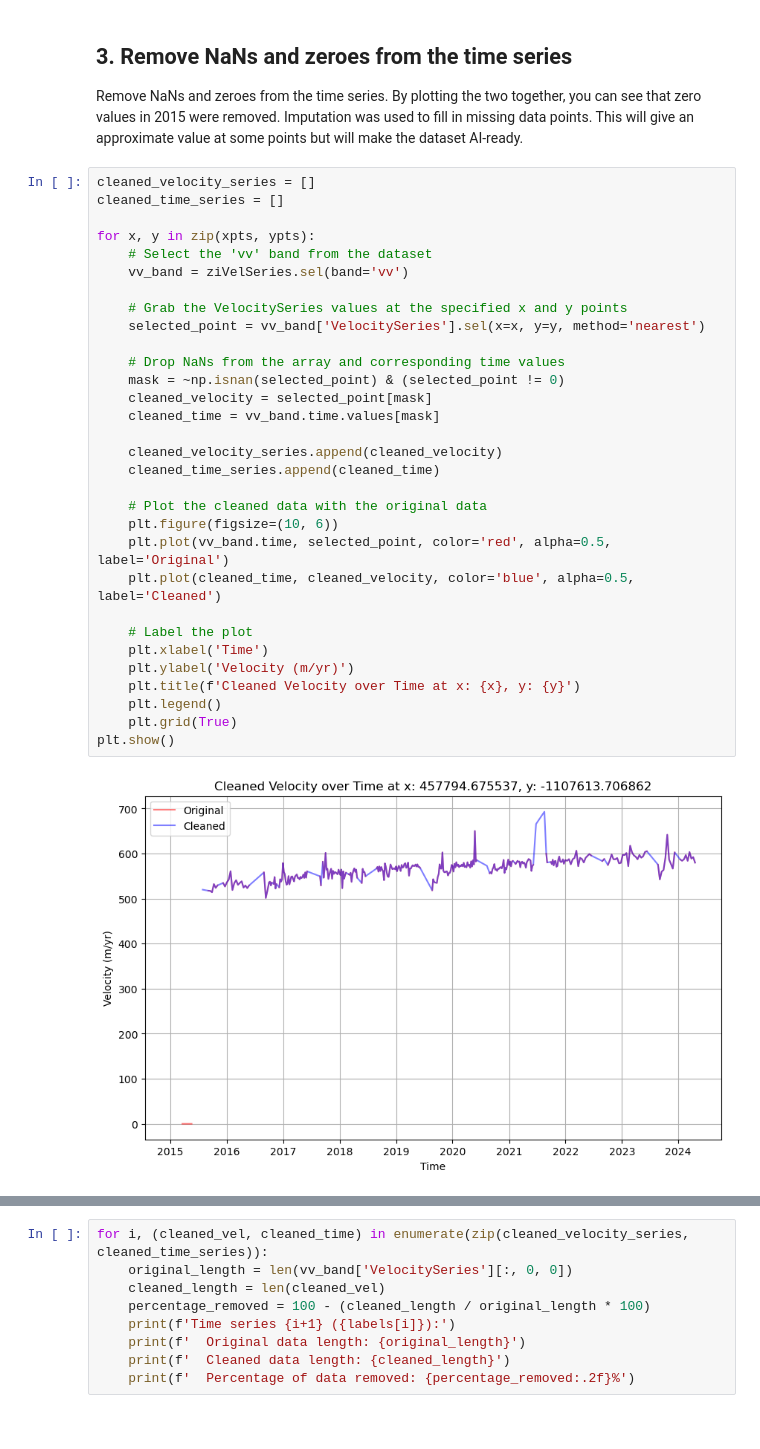
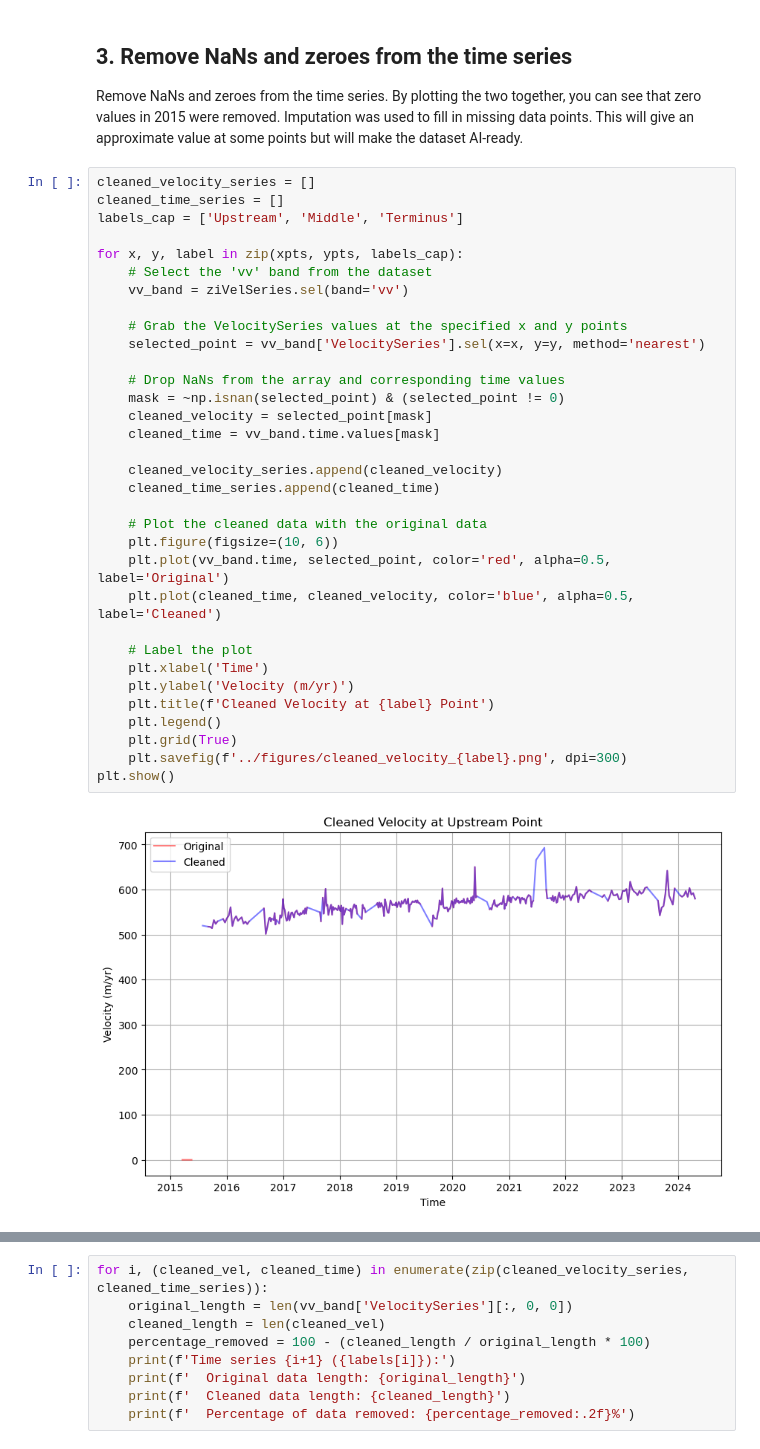
Before and after one commit to cjense/seasonal-icevelocity-prediction, a Jupyter notebook: notebooks/2_clean_data.ipynb, the cells around one changed output, grey strips where cells are left out. Drawn from its saved outputs; the diff is of its cells as text.

Commit message:
add figures

```diff
--- a/notebooks/2_clean_data.ipynb
+++ b/notebooks/2_clean_data.ipynb
@@ -75,33 +77,35 @@ Remove NaNs and zeroes from the time series. By plotting the two together, you c
 # %%
 cleaned_velocity_series = []
 cleaned_time_series = []
+labels_cap = ['Upstream', 'Middle', 'Terminus']
 
-for x, y in zip(xpts, ypts):
+for x, y, label in zip(xpts, ypts, labels_cap):
     # Select the 'vv' band from the dataset
     vv_band = ziVelSeries.sel(band='vv')
 
     # Grab the VelocitySeries values at the specified x and y points
     selected_point = vv_band['VelocitySeries'].sel(x=x, y=y, method='nearest')
 
     # Drop NaNs from the array and corresponding time values
     mask = ~np.isnan(selected_point) & (selected_point != 0)
     cleaned_velocity = selected_point[mask]
     cleaned_time = vv_band.time.values[mask]
 
     cleaned_velocity_series.append(cleaned_velocity)
     cleaned_time_series.append(cleaned_time)
 
     # Plot the cleaned data with the original data
     plt.figure(figsize=(10, 6))
     plt.plot(vv_band.time, selected_point, color='red', alpha=0.5, label='Original')
     plt.plot(cleaned_time, cleaned_velocity, color='blue', alpha=0.5, label='Cleaned')
 
     # Label the plot
     plt.xlabel('Time')
     plt.ylabel('Velocity (m/yr)')
-    plt.title(f'Cleaned Velocity over Time at x: {x}, y: {y}')
+    plt.title(f'Cleaned Velocity at {label} Point')
     plt.legend()
     plt.grid(True)
+    plt.savefig(f'../figures/cleaned_velocity_{label}.png', dpi=300)
 plt.show()
 # %% [output]
-[figure, old version]
+[figure, new version]
```
Also changed, not shown: parts of 2 cells of this notebook.
